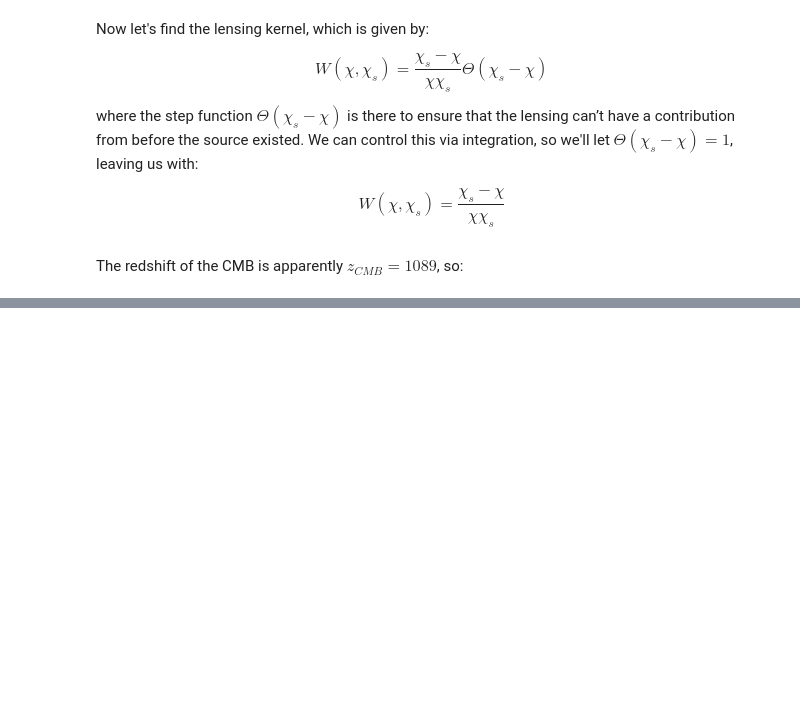
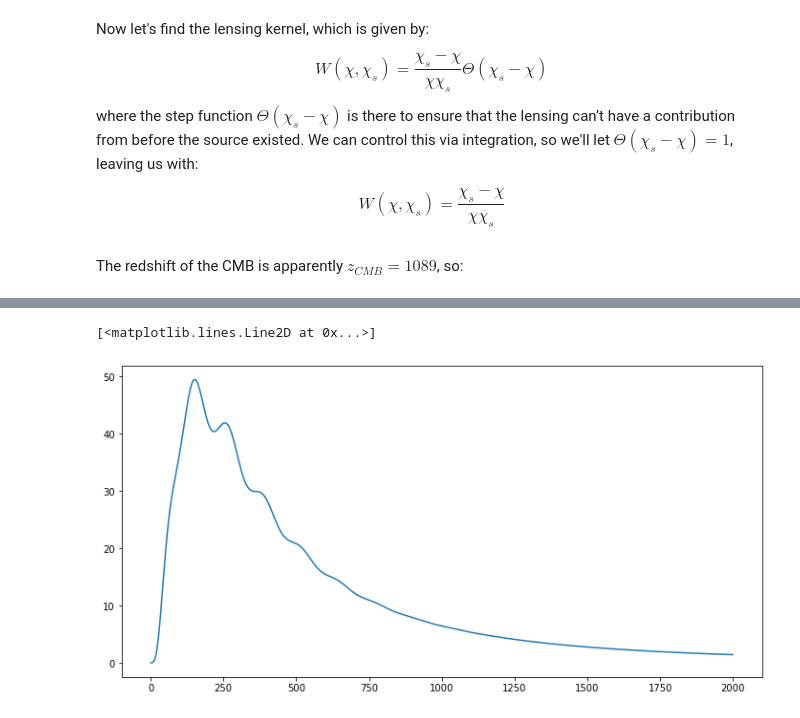
Before and after one commit to abarnea/Bispectrum, a Jupyter notebook: convergence_bispec.ipynb, the cells around one changed output, grey strips where cells are left out. Drawn from its saved outputs; the diff is of its cells as text; code cells hidden in the pictures; blank space fills up the shorter version.

```diff
--- a/convergence_bispec.ipynb
+++ b/convergence_bispec.ipynb
@@ -102,6 +108,7 @@ def create_pk(kmax, zmax, zmin=0, nz_step=20, nonlinear=False):
 
     cosmo_model = model.CAMBparams()
     cosmo_model.set_cosmology(H0=100*h, ombh2=Omega_b, omch2=Omega_c)
+    cosmo_model.InitPower.set_params(ns=n_s)
 
     Pk_interpolator = get_matter_power_interpolator(params=cosmo_model,
                                                     zmin=zmin,
@@ -109,6 +116,7 @@ def create_pk(kmax, zmax, zmin=0, nz_step=20, nonlinear=False):
                                                     nz_step=nz_step,
                                                     kmax=kmax,
                                                     hubble_units=False,
+                                                    k_hunit=False,
                                                     nonlinear=nonlinear)
 
     return Pk_interpolator
@@ -140,18 +148,20 @@ Now let's find the overall expression for $B_{\delta}(\mathbf{k}_1, \mathbf{k}_2
 # %%
 # F2 function
 def F2(k1, k2):
-    return 5/7 + 1/2 * (k1**2 + k2**2)/(k1 * k2) * np.cos(np.dot(k1, k2)) + 2/7
+    # cos(theta) = cos(2pi/3) = 1/2 b/c equilateral triangle
+    return 5/7 + 1/2 * (k1**2 + k2**2)/(k1 * k2) * 1/2 + (2/7 * 1/4)
 
 def create_B_delta_term(P_k, k_i, k_j, z):
-    return 2 * F2(k_i, k_j) * P_k(k_i, z) * P_k(k_j, z)
+    return 2 * F2(k_i, k_j) * P_k.P(z, k_i) * P_k.P(z, k_j)
 
 def compute_B_delta(chi, P_k, k1, k2, k3, z_int):
     ks_i = [k1, k2, k3]
     ks_j = [k2, k3, k1]
+    z_val = z_int(chi)
 
     B_delta = 0
     for k_i, k_j in zip(ks_i, ks_j):
-        B_delta += create_B_delta_term(P_k, k_i, k_j, z_int(chi))
+        B_delta += create_B_delta_term(P_k, k_i, k_j, z_val)
 
     return B_delta
 # %% [markdown]
@@ -240,0 +279,24 @@ Next step:
+# %%
+z_s = 5
+P_k = create_pk(z_s, kmax)
+chi_int, z_int = interp_chi_and_z(z_s)
+chi_s = chi_int(z_s)
+
+z_plot = 0.541
+chi = chi_int(z_plot)
+# %%
+ells = np.arange(1, 2000)
+ks = ells/chi
+
+b_delta = [compute_B_delta(chi, P_k, ks[i], ks[i], ks[i], z_int) for i, _ in enumerate(ells)]
+# %%
+h = 0.6766
+
+plt.figure(figsize=(12,6))
+
+# plt.plot(ells, ks**(8) * b_delta)
+# plt.plot(ells, ks**(-4) * b_delta)
+plt.plot(ells, ks**(2) * b_delta * 10**(-5))
+# %% [output]
+[<matplotlib.lines.Line2D at 0x...>]
+[figure, added]
```
Also changed, not shown: parts of 19 cells of this notebook, 2 other files.
